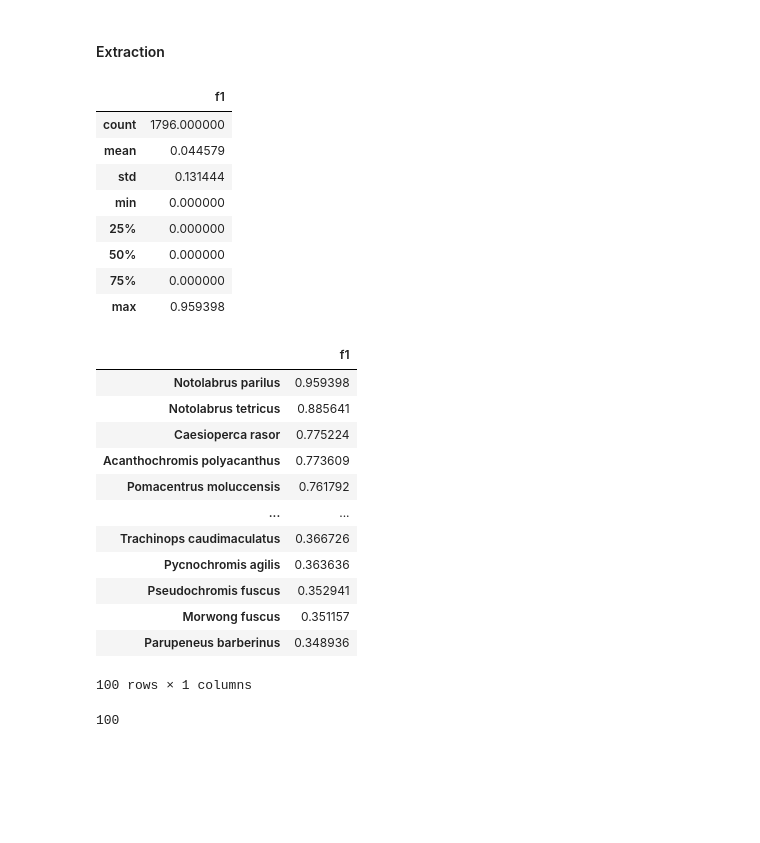
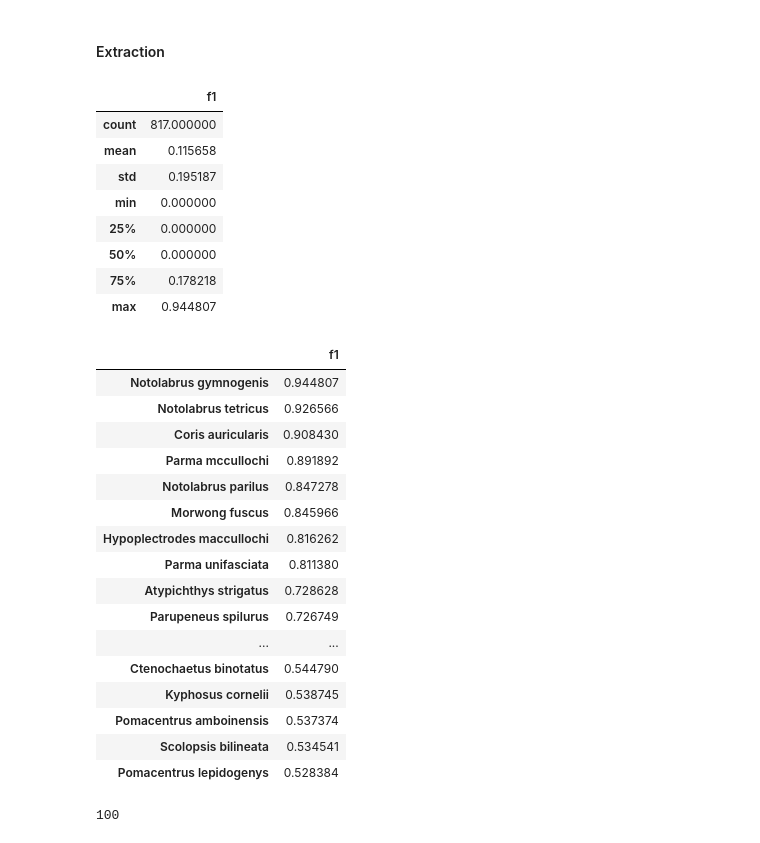
Before and after one commit to morand-g/malpolon-marbec, a Jupyter notebook: examples/RLS/RLS - PA outputs.ipynb, the cells around one changed output. Cells and saved outputs as stored; diff of their text form; code cells hidden in the pictures; blank space fills up the shorter version.

```diff
--- a/examples/RLS/RLS - PA outputs.ipynb
+++ b/examples/RLS/RLS - PA outputs.ipynb
@@ -22,7 +22,7 @@ from scipy.optimize import minimize_scalar
 from tqdm.auto import tqdm
 tqdm.pandas()
 
-THRESHOLD = 0.29
+THRESHOLD = 0.2
 # %%
 # Load predictions
 
@@ -252,31 +241,35 @@ elif scorename == 'f1':
 scores.describe()
 # %% [output]
 |  | f1 |
-| count | 1796.000000 |
-| mean | 0.044579 |
-| std | 0.131444 |
+| count | 817.000000 |
+| mean | 0.115658 |
+| std | 0.195187 |
 | min | 0.000000 |
 | 25% | 0.000000 |
 | 50% | 0.000000 |
-| 75% | 0.000000 |
-| max | 0.959398 |
+| 75% | 0.178218 |
+| max | 0.944807 |
 # %%
 scores.sort_values(ascending=False, by=scorename, inplace = True)
-scores[:100]#.to_csv(pred_path.parent / f'top100-{scorename}.csv')
+scores[:50]#.to_csv(pred_path.parent / f'top100-{scorename}.csv')
 # %% [output]
 |  | f1 |
-| Notolabrus parilus | 0.959398 |
-| Notolabrus tetricus | 0.885641 |
-| Caesioperca rasor | 0.775224 |
-| Acanthochromis polyacanthus | 0.773609 |
-| Pomacentrus moluccensis | 0.761792 |
+| Notolabrus gymnogenis | 0.944807 |
+| Notolabrus tetricus | 0.926566 |
+| Coris auricularis | 0.908430 |
+| Parma mccullochi | 0.891892 |
+| Notolabrus parilus | 0.847278 |
+| Morwong fuscus | 0.845966 |
+| Hypoplectrodes maccullochi | 0.816262 |
+| Parma unifasciata | 0.811380 |
+| Atypichthys strigatus | 0.728628 |
+| Parupeneus spilurus | 0.726749 |
 | ... | ... |
-| Trachinops caudimaculatus | 0.366726 |
-| Pycnochromis agilis | 0.363636 |
-| Pseudochromis fuscus | 0.352941 |
-| Morwong fuscus | 0.351157 |
-| Parupeneus barberinus | 0.348936 |
+| Ctenochaetus binotatus | 0.544790 |
+| Kyphosus cornelii | 0.538745 |
+| Pomacentrus amboinensis | 0.537374 |
+| Scolopsis bilineata | 0.534541 |
+| Pomacentrus lepidogenys | 0.528384 |
-100 rows × 1 columns
 # %%
 len(best_species)
 # %% [output]
```
Also changed, not shown: parts of 15 cells of this notebook.
